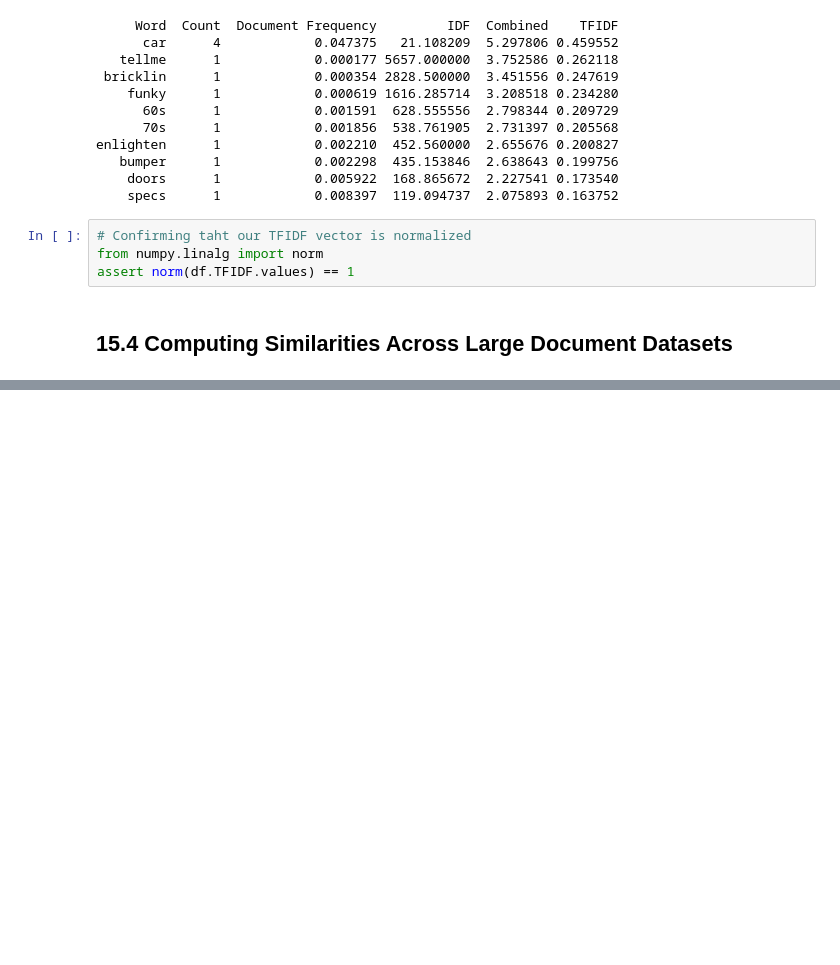
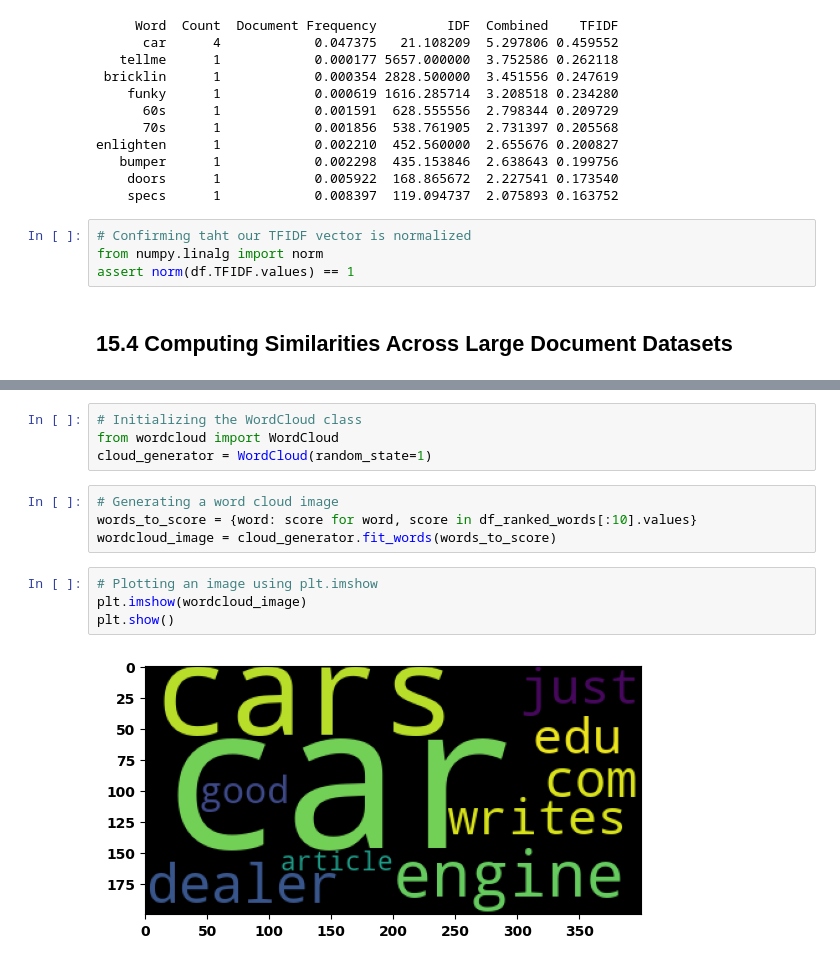
Before and after one commit to IanSinColorado/DataScienceBootcamp, a Jupyter notebook: Chapter15.ipynb, the cells around one changed output, grey strips where cells are left out. Drawn from its saved outputs; the diff is of its cells as text; blank space fills up the shorter version.

```diff
--- a/Chapter15.ipynb
+++ b/Chapter15.ipynb
@@ -337,0 +628,14 @@ assert norm(df.TFIDF.values) == 1
+# %%
+# Initializing the WordCloud class
+from wordcloud import WordCloud
+cloud_generator = WordCloud(random_state=1)
+# %%
+# Generating a word cloud image
+words_to_score = {word: score for word, score in df_ranked_words[:10].values}
+wordcloud_image = cloud_generator.fit_words(words_to_score)
+# %%
+# Plotting an image using plt.imshow
+plt.imshow(wordcloud_image)
+plt.show()
+# %% [output]
+[figure, added]
```
Also changed, not shown: parts of 34 cells of this notebook.
